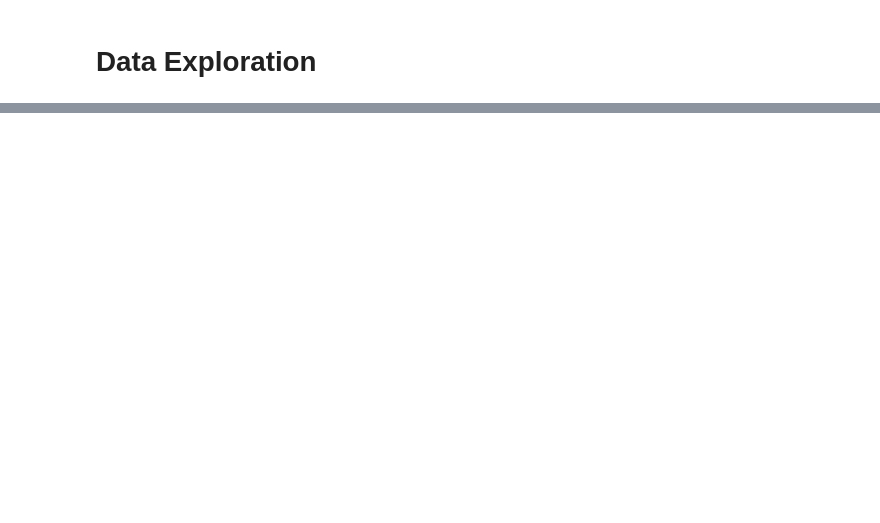
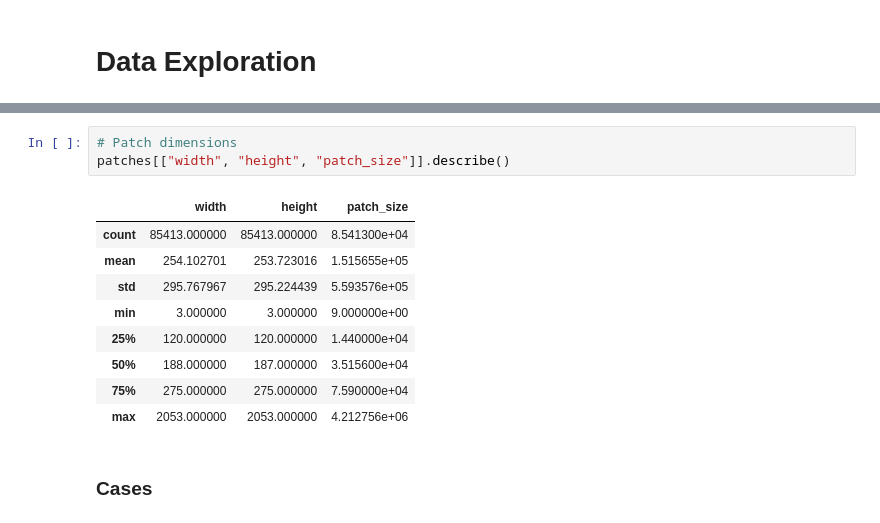
Before and after one commit to arvindkrishna87/Team1_FullStack, a Jupyter notebook: Presentation3/Code1_PatchFeatures_20Nov_Grace/ViewingTables.ipynb, the cells around one changed output, grey strips where cells are left out. Saved outputs shown, nothing was run; the diff lists cells and outputs as text; blank space fills up the shorter version.

```diff
--- a/Presentation3/Code1_PatchFeatures_20Nov_Grace/ViewingTables.ipynb
+++ b/Presentation3/Code1_PatchFeatures_20Nov_Grace/ViewingTables.ipynb
@@ -159,0 +155,15 @@ dtype: int64
+# %%
+# Patch dimensions
+patches[["width", "height", "patch_size"]].describe()
+# %% [output]
+|  | width | height | patch_size |
+| count | 85413.000000 | 85413.000000 | 8.541300e+04 |
+| mean | 254.102701 | 253.723016 | 1.515655e+05 |
+| std | 295.767967 | 295.224439 | 5.593576e+05 |
+| min | 3.000000 | 3.000000 | 9.000000e+00 |
+| 25% | 120.000000 | 120.000000 | 1.440000e+04 |
+| 50% | 188.000000 | 187.000000 | 3.515600e+04 |
+| 75% | 275.000000 | 275.000000 | 7.590000e+04 |
+| max | 2053.000000 | 2053.000000 | 4.212756e+06 |
+# %% [markdown]
+### Cases
```
Also changed, not shown: parts of 14 cells of this notebook, 5 other files.
